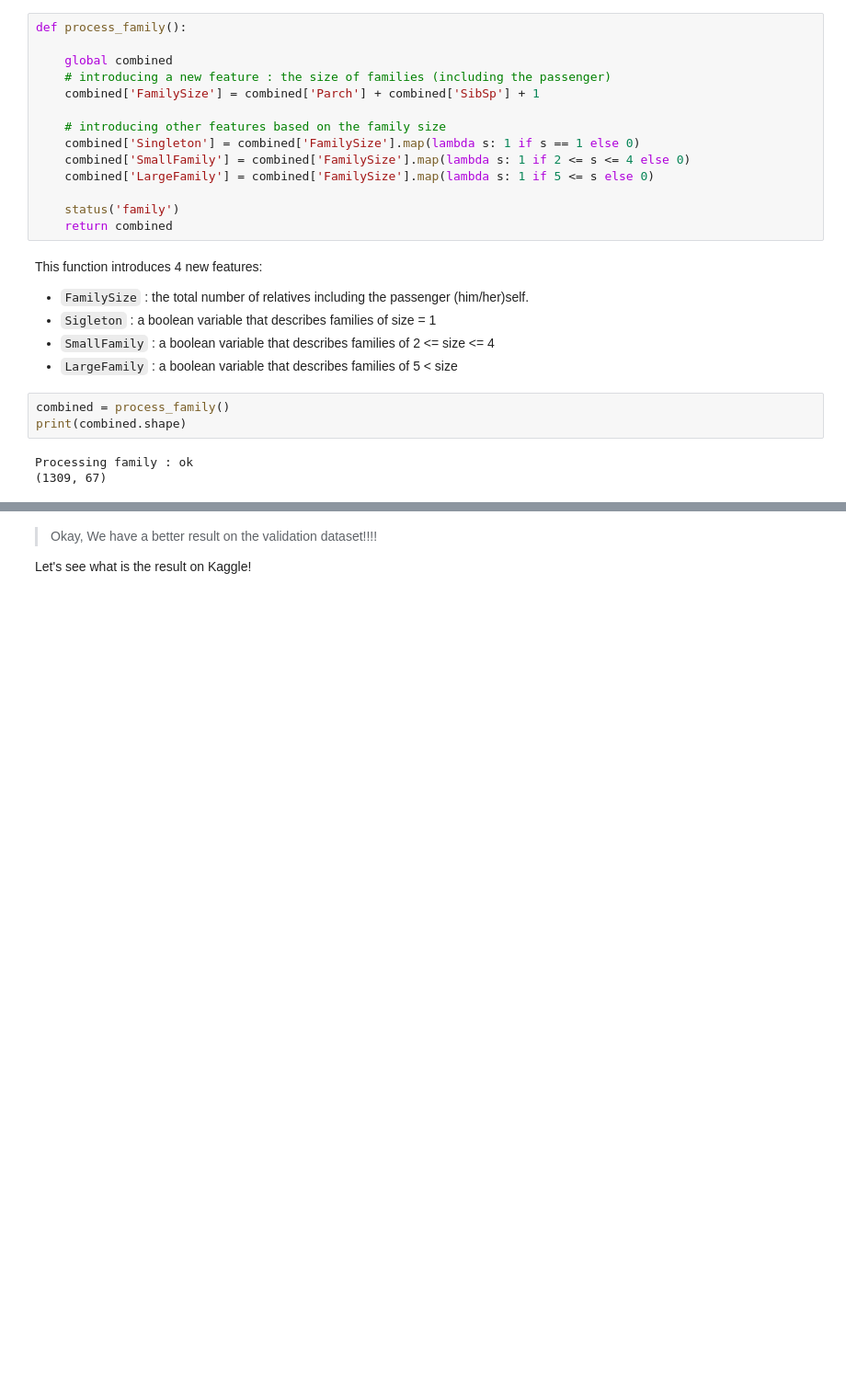
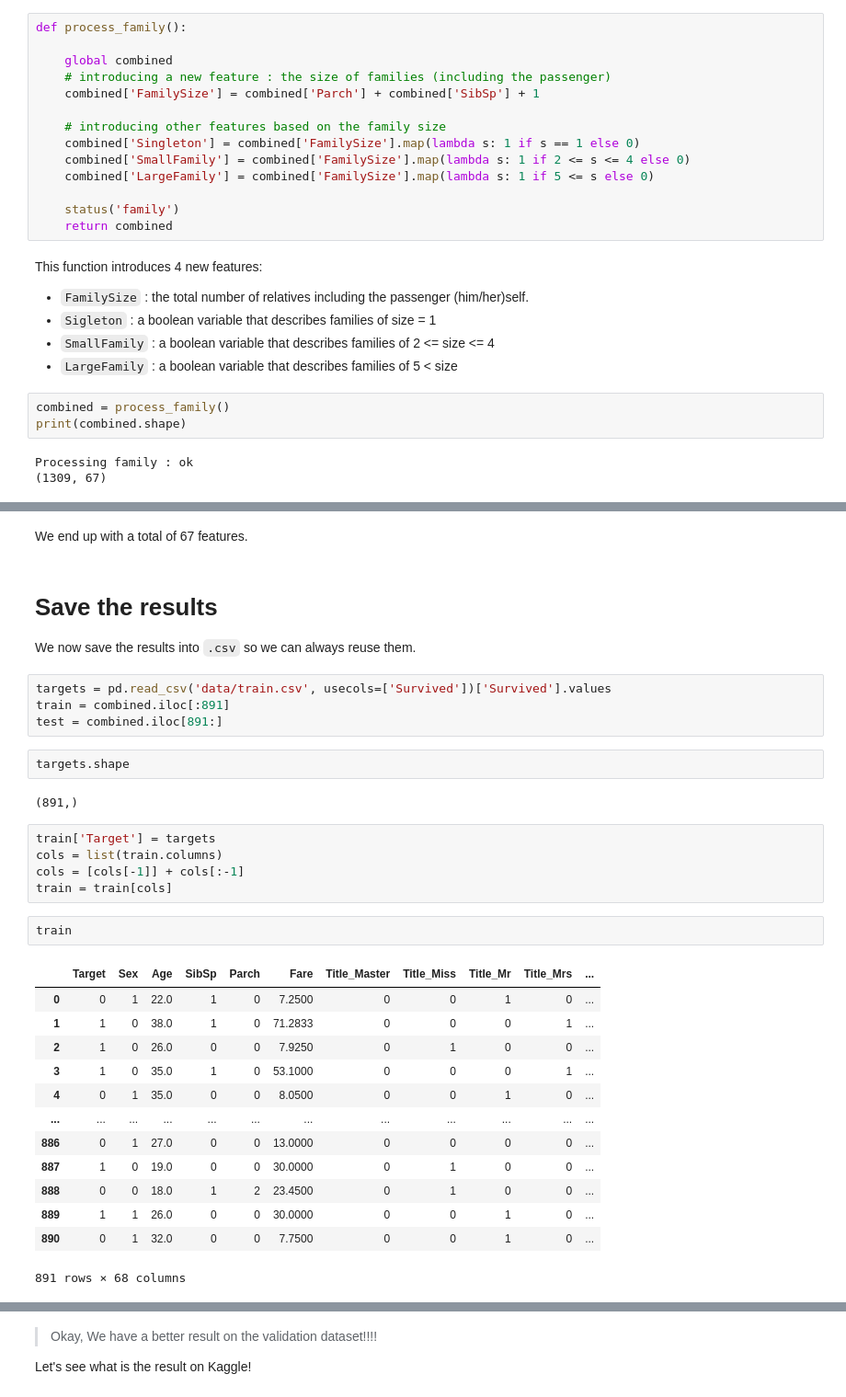
Before and after one commit to EnrAqu/Titanic-Challenge, a Jupyter notebook: Titanic Challenge - Another Version - 1 - EDA.ipynb, the cells around one changed output, grey strips where cells are left out. Shown at 92% size. Drawn from its saved outputs; the diff is of its cells as text; blank space fills up the shorter version.

```diff
--- a/Titanic Challenge - Another Version - 1 - EDA.ipynb
+++ b/Titanic Challenge - Another Version - 1 - EDA.ipynb
@@ -1373,0 +698,35 @@ print(rand_for_gs.score(X_test, y_test))
+# %% [markdown]
+We end up with a total of 67 features.
+# %% [markdown]
+# Save the results
+
+We now save the results into `.csv` so we can always reuse them.
+# %%
+targets = pd.read_csv('data/train.csv', usecols=['Survived'])['Survived'].values
+train = combined.iloc[:891]
+test = combined.iloc[891:]
+# %%
+targets.shape
+# %% [output]
+(891,)
+# %%
+train['Target'] = targets
+cols = list(train.columns)
+cols = [cols[-1]] + cols[:-1]
+train = train[cols]
+# %%
+train
+# %% [output]
+|  | Target | Sex | Age | SibSp | Parch | Fare | Title_Master | Title_Miss | Title_Mr | Title_Mrs | ... |
+| 0 | 0 | 1 | 22.0 | 1 | 0 | 7.2500 | 0 | 0 | 1 | 0 | ... |
+| 1 | 1 | 0 | 38.0 | 1 | 0 | 71.2833 | 0 | 0 | 0 | 1 | ... |
+| 2 | 1 | 0 | 26.0 | 0 | 0 | 7.9250 | 0 | 1 | 0 | 0 | ... |
+| 3 | 1 | 0 | 35.0 | 1 | 0 | 53.1000 | 0 | 0 | 0 | 1 | ... |
+| 4 | 0 | 1 | 35.0 | 0 | 0 | 8.0500 | 0 | 0 | 1 | 0 | ... |
+| ... | ... | ... | ... | ... | ... | ... | ... | ... | ... | ... | ... |
+| 886 | 0 | 1 | 27.0 | 0 | 0 | 13.0000 | 0 | 0 | 0 | 0 | ... |
+| 887 | 1 | 0 | 19.0 | 0 | 0 | 30.0000 | 0 | 1 | 0 | 0 | ... |
+| 888 | 0 | 0 | 18.0 | 1 | 2 | 23.4500 | 0 | 1 | 0 | 0 | ... |
+| 889 | 1 | 1 | 26.0 | 0 | 0 | 30.0000 | 0 | 0 | 1 | 0 | ... |
+| 890 | 0 | 1 | 32.0 | 0 | 0 | 7.7500 | 0 | 0 | 1 | 0 | ... |
+891 rows × 68 columns
```
Also changed, not shown: parts of 61 cells of this notebook, 9 other files.
